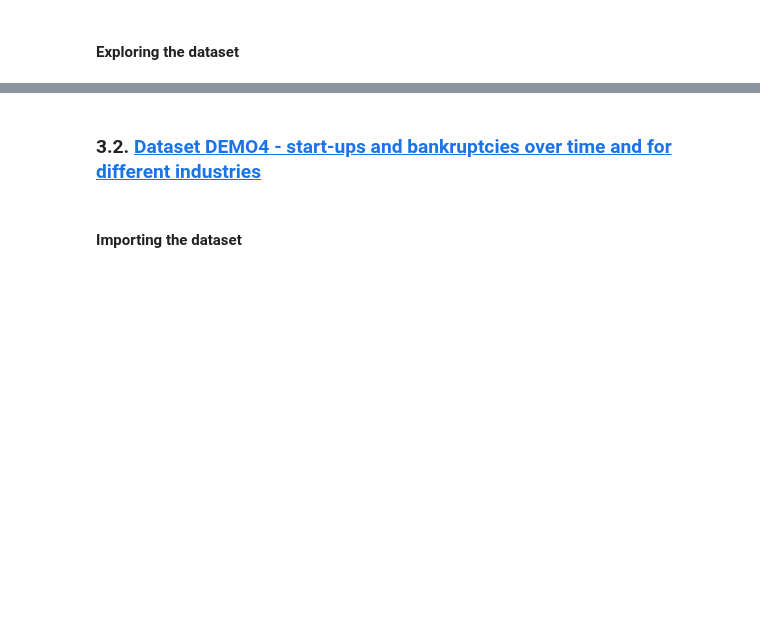
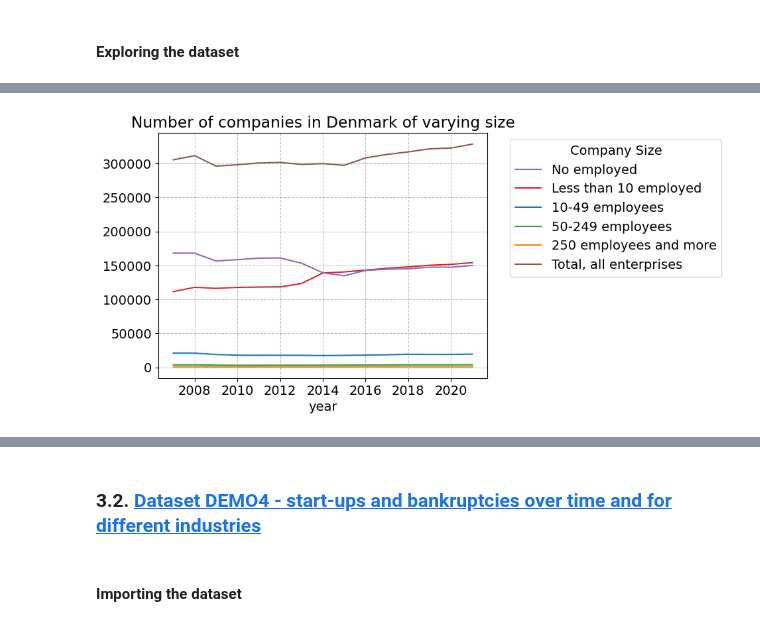
Before and after one commit to NumEconCopenhagen/projects-2024-emil-og-simon, a Jupyter notebook: dataproject/dataproject.ipynb, the cells around one changed output, grey strips where cells are left out. Saved outputs shown, nothing was run; the diff lists cells and outputs as text; code cells hidden in the pictures; blank space fills up the shorter version.

```diff
--- a/dataproject/dataproject.ipynb
+++ b/dataproject/dataproject.ipynb
@@ -221,0 +169,4 @@ gf02_size_wide.describe()
+# %%
+I = gf02_all_rename.area.str.contains('All Denmark') & gf02_all_rename.industry.str.contains('TOT Industry total')
+gf02_size = gf02_all_rename.loc[I, :]
+gf02_size
@@ -222,5 +187,5 @@ gf02_size_wide.describe()
 # %%
-#gf02_reduce = gf02_all.loc[I == True] # drop everything else
-#gf02_reduce.reset_index(inplace = True, drop = True) # Drop old index too. If the drop is not used, python will create another dataset with the old index.
-#gf02_reduce.iloc[0:153,:]
-#gf02_reduce
+gf02_size.reset_index(inplace = True, drop = True) # Drop old index too. If the drop is not used, python will create another dataset with the old index.
+gf02_size.iloc[0:67,:]
+gf02_size_reduced = gf02_size.drop(['area','industry'], axis=1)
+gf02_size_reduced
@@ -235,0 +297,16 @@ gf02_size_plot1.plot(x='year',y='#companies',legend="total companies in Denmark"
+# %%
+ax = (gf02_size_reduced.reset_index()
+    .pivot(index='year', columns='size', values='#companies')
+    .plot(title='Number of companies in Denmark of varying size'))
+
+handles, labels = ax.get_legend_handles_labels()
+# Here we specify the desired order for the legend labels
+order_legend_size = ['No employed', 'Less than 10 employed', '10-49 employees', '50-249 employees', '250 employees and more', 'Total, all enterprises']
+# We create a new list of handles and labels in the desired order
+handles_size = [handles[labels.index(label)] for label in order_legend_size]
+labels_size = order_legend_size
+
+plt.legend(title='Company Size', handles=handles_size, labels=labels_size, bbox_to_anchor=(1.05, 1), loc='upper left')
+plt.show()
+# %% [output]
+[figure, added]
```
Also changed, not shown: parts of 36 cells of this notebook.
